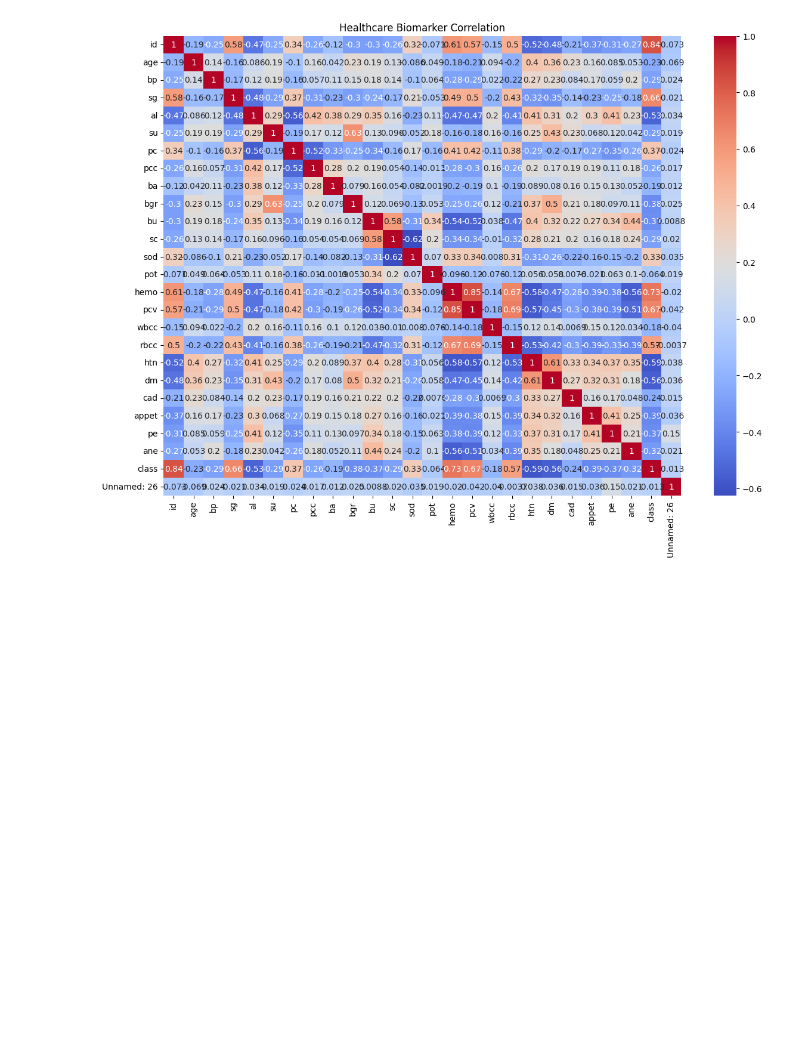
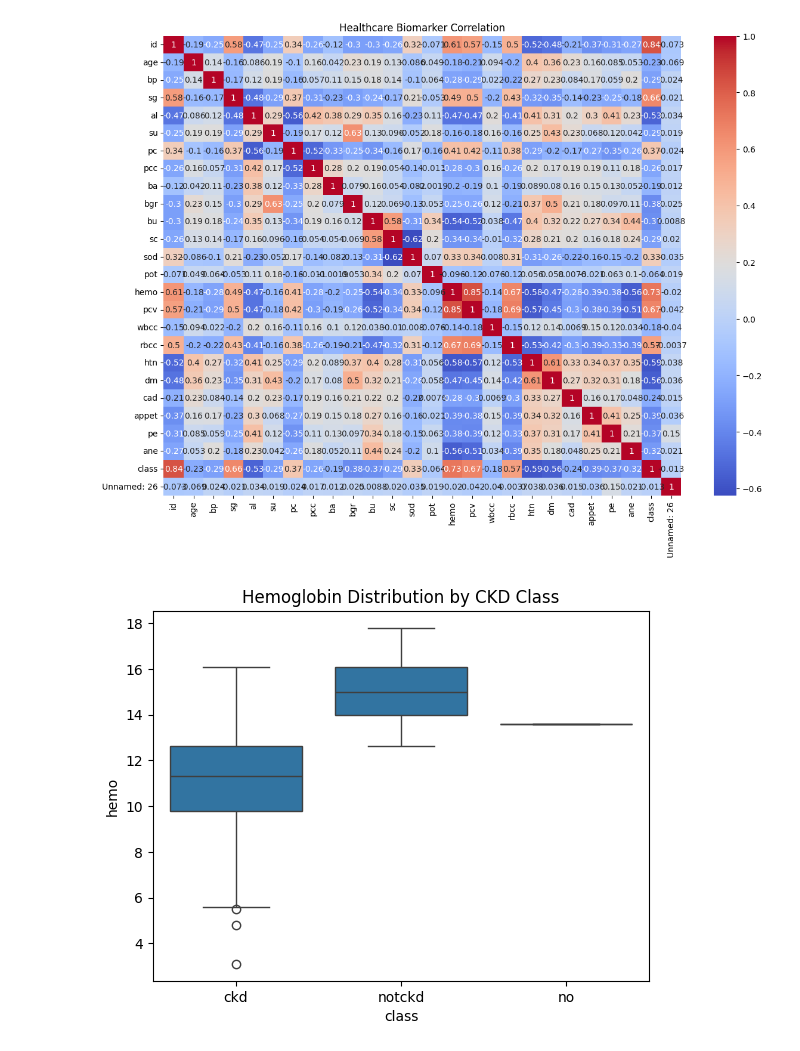
Before and after one commit to premprakash123/healthcare-chronic-disease-analysis, a Jupyter notebook: notebooks/02_eda.ipynb, the cells around one changed output. Saved outputs shown, nothing was run; the diff lists cells and outputs as text; code cells hidden in the pictures; blank space fills up the shorter version.

Commit message:
eda: visualized outlier patterns across medical features

```diff
--- a/notebooks/02_eda.ipynb
+++ b/notebooks/02_eda.ipynb
@@ -117,3 +117,13 @@ plt.title("Healthcare Biomarker Correlation")
 plt.show()
 # %% [output]
 [figure]
+# %%
+# Hemoglobin comparison
+
+sns.boxplot(x='class', y='hemo', data=df)
+
+plt.title("Hemoglobin Distribution by CKD Class")
+
+plt.show()
+# %% [output]
+[figure, added]
```
